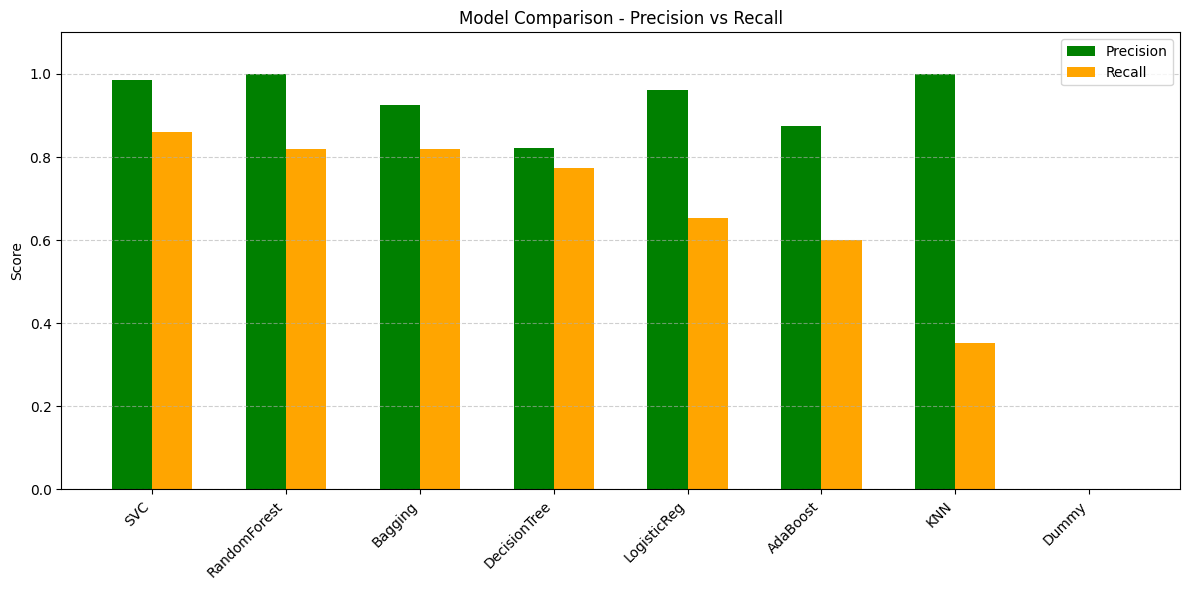
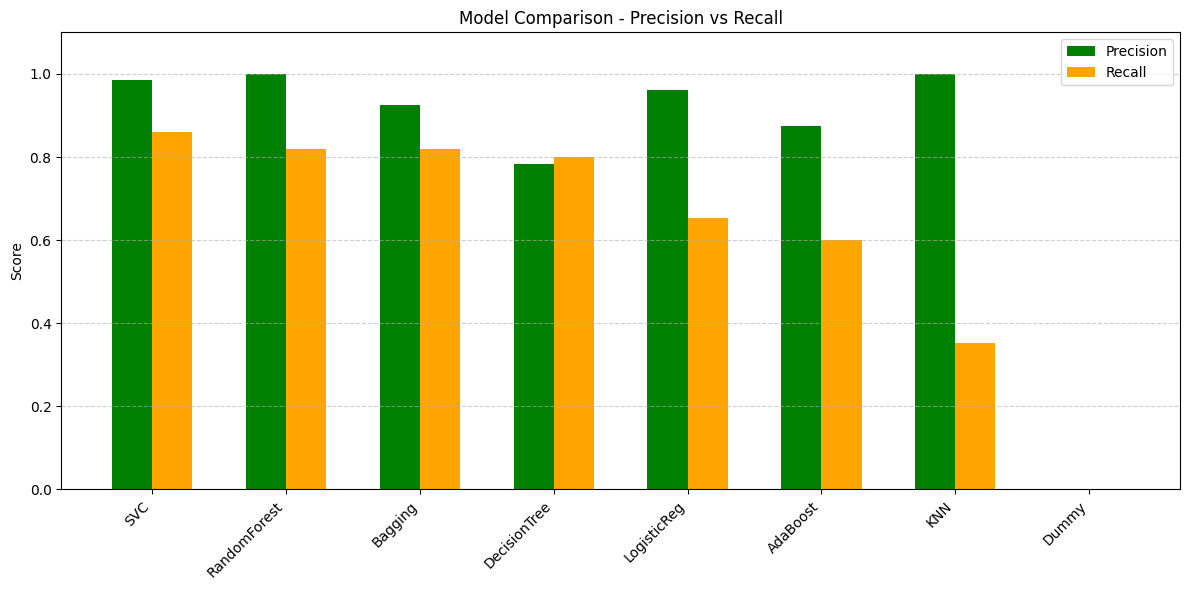
The notebook cell's code change between the first figure and the second:
--- before
+++ after
@@ -12,3 +12,4 @@
 plt.grid(axis='y', linestyle='--', alpha=0.6)
 plt.tight_layout()
+plt.savefig("result/Model_comparison.png")
 plt.show()

Commit: result time